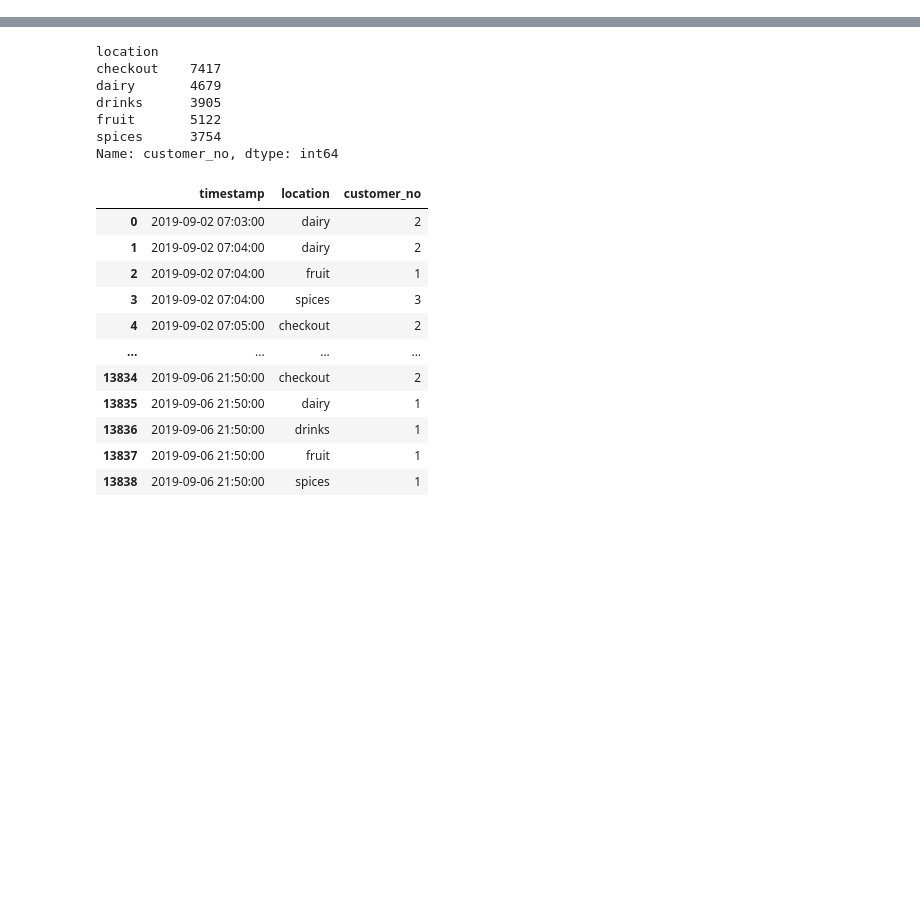
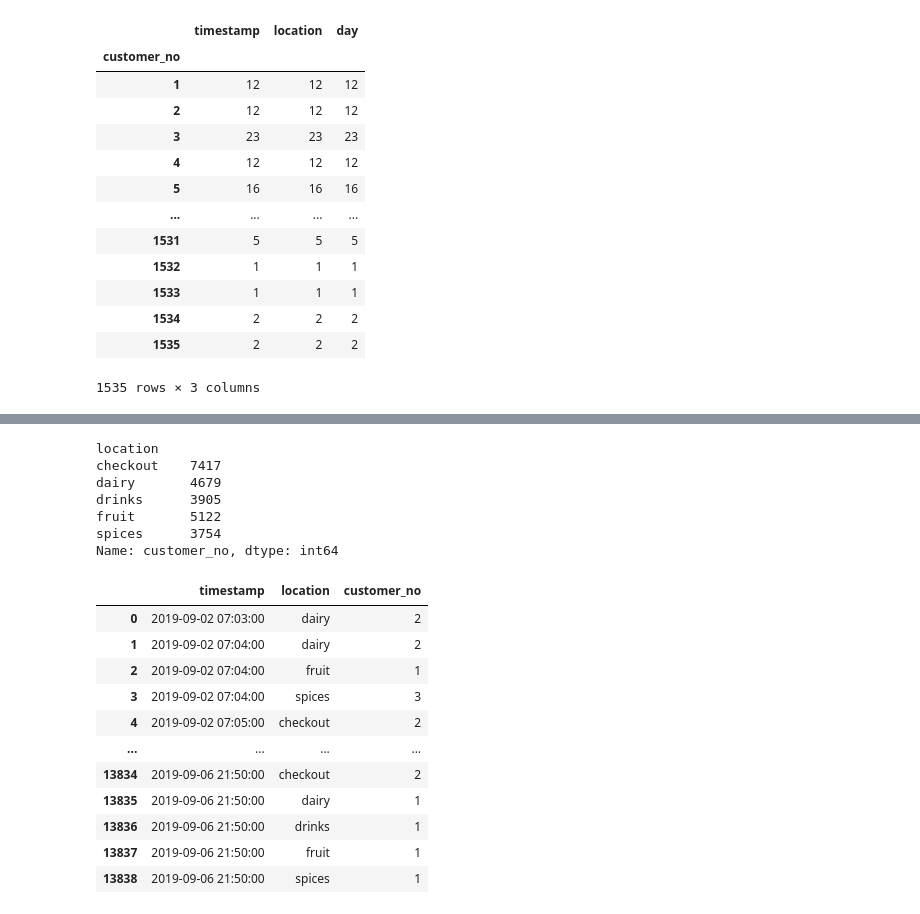
Before and after one commit to Jamsheeda-K/J3L, a Jupyter notebook: notebooks/lutz/explore_all_doodl_data.ipynb, the cells around one changed output, grey strips where cells are left out. Cells and saved outputs as stored; diff of their text form; code cells hidden in the pictures; blank space fills up the shorter version.

```diff
--- a/notebooks/lutz/explore_all_doodl_data.ipynb
+++ b/notebooks/lutz/explore_all_doodl_data.ipynb
@@ -36,3 +41,21 @@ frame.head()
+# %%
+cust = frame.groupby(['customer_no']).count()
+cust
+# %% [output]
+|  | timestamp | location | day |
+| customer_no |  |  |  |
+| 1 | 12 | 12 | 12 |
+| 2 | 12 | 12 | 12 |
+| 3 | 23 | 23 | 23 |
+| 4 | 12 | 12 | 12 |
+| 5 | 16 | 16 | 16 |
+| ... | ... | ... | ... |
+| 1531 | 5 | 5 | 5 |
+| 1532 | 1 | 1 | 1 |
+| 1533 | 1 | 1 | 1 |
+| 1534 | 2 | 2 | 2 |
+| 1535 | 2 | 2 | 2 |
+1535 rows × 3 columns
 # %%
 sns.heatmap(frame.isnull(), cbar = False)
 # %% [output]
```
Also changed, not shown: parts of 12 cells of this notebook, 1 other file.
